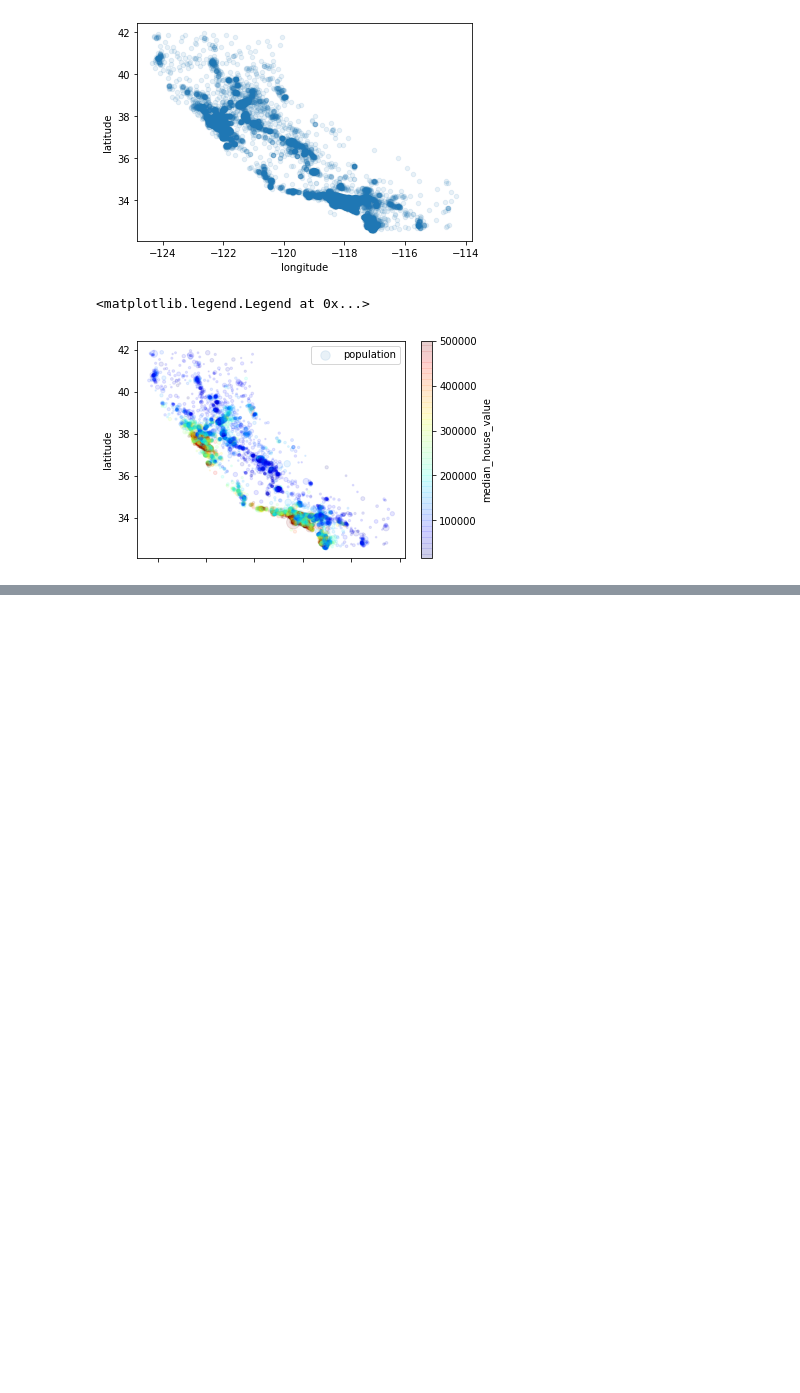
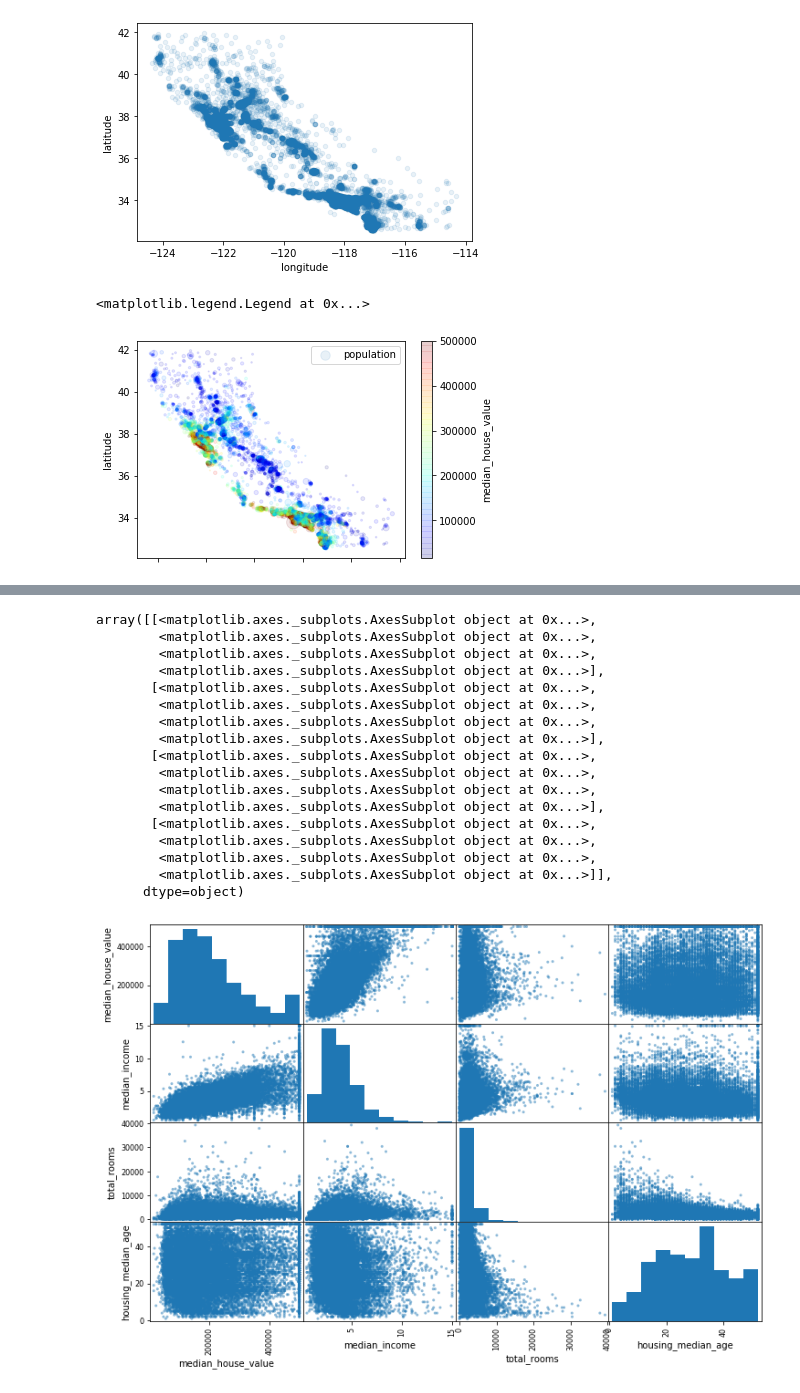
Before and after one commit to fanbyprinciple/hands_on_ml, a Jupyter notebook: chapter_two/housing.ipynb, the cells around one changed output, grey strips where cells are left out. Saved outputs shown, nothing was run; the diff lists cells and outputs as text; code cells hidden in the pictures; blank space fills up the shorter version.

Commit message:
chapter_two : correlation started

```diff
--- a/chapter_two/housing.ipynb
+++ b/chapter_two/housing.ipynb
@@ -364,0 +400,30 @@ Name: op_numeric, dtype: int64
+# %%
+# another way to check for correlatio is Pandas scatter_matrix function
+# it plotsevery numerical attribute agaiinst every other attribute
+# total will be 144 = 12^2
+# so we will focus on 4 main attributes
+
+#from pandas.tools.plotting import scatter_matrix
+from pandas.plotting import scatter_matrix
+
+attributes = ["median_house_value", "median_income", "total_rooms", "housing_median_age"]
+scatter_matrix(housing[attributes], figsize=(12, 8))
+# %% [output]
+array([[<matplotlib.axes._subplots.AxesSubplot object at 0x...>,
+        <matplotlib.axes._subplots.AxesSubplot object at 0x...>,
+        <matplotlib.axes._subplots.AxesSubplot object at 0x...>,
+        <matplotlib.axes._subplots.AxesSubplot object at 0x...>],
+       [<matplotlib.axes._subplots.AxesSubplot object at 0x...>,
+        <matplotlib.axes._subplots.AxesSubplot object at 0x...>,
+        <matplotlib.axes._subplots.AxesSubplot object at 0x...>,
+        <matplotlib.axes._subplots.AxesSubplot object at 0x...>],
+       [<matplotlib.axes._subplots.AxesSubplot object at 0x...>,
+        <matplotlib.axes._subplots.AxesSubplot object at 0x...>,
+        <matplotlib.axes._subplots.AxesSubplot object at 0x...>,
+        <matplotlib.axes._subplots.AxesSubplot object at 0x...>],
+       [<matplotlib.axes._subplots.AxesSubplot object at 0x...>,
+        <matplotlib.axes._subplots.AxesSubplot object at 0x...>,
+        <matplotlib.axes._subplots.AxesSubplot object at 0x...>,
+        <matplotlib.axes._subplots.AxesSubplot object at 0x...>]],
+      dtype=object)
+[figure, added]
```
Also changed, not shown: parts of 4 cells of this notebook, 2 other files.
